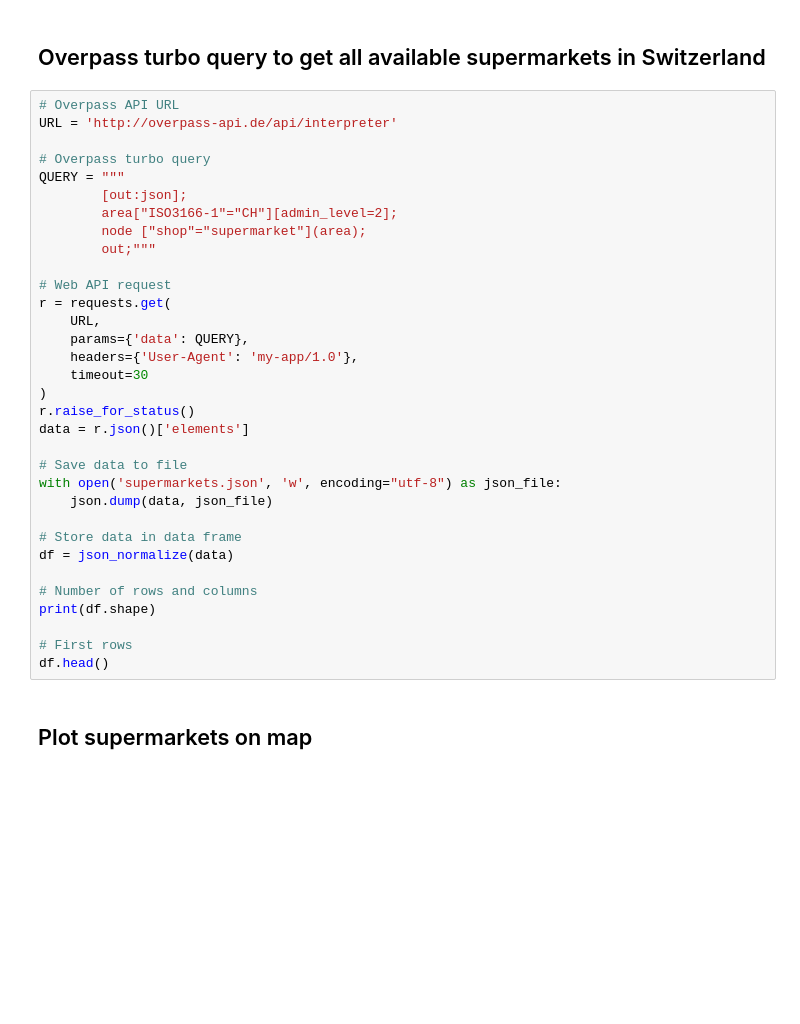
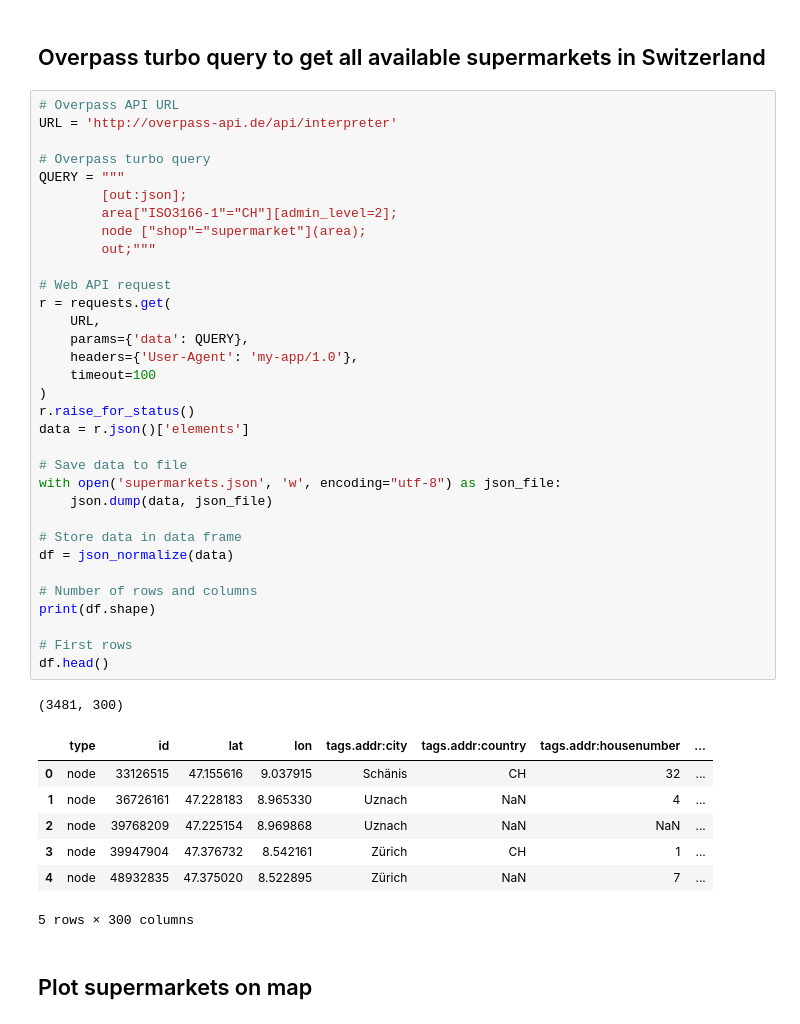
Before and after one commit to mario-gellrich-zhaw/data_analytics, a Jupyter notebook: Week_01/getting_supermarket_locations_WebAPI.ipynb, the cells around one changed output. Saved outputs shown, nothing was run; the diff lists cells and outputs as text; blank space fills up the shorter version.

```diff
--- a/Week_01/getting_supermarket_locations_WebAPI.ipynb
+++ b/Week_01/getting_supermarket_locations_WebAPI.ipynb
@@ -25,34 +25,43 @@ print(os.getcwd())
 URL = 'http://overpass-api.de/api/interpreter'
 
 # Overpass turbo query
 QUERY = """
         [out:json];
         area["ISO3166-1"="CH"][admin_level=2];
         node ["shop"="supermarket"](area);
         out;"""
 
 # Web API request
 r = requests.get(
     URL,
     params={'data': QUERY},
     headers={'User-Agent': 'my-app/1.0'},
-    timeout=30
+    timeout=100
 )
 r.raise_for_status()
 data = r.json()['elements']
 
 # Save data to file
 with open('supermarkets.json', 'w', encoding="utf-8") as json_file:
     json.dump(data, json_file)
 
 # Store data in data frame
 df = json_normalize(data)
 
 # Number of rows and columns
 print(df.shape)
 
 # First rows
 df.head()
+# %% [output]
+(3481, 300)
+|  | type | id | lat | lon | tags.addr:city | tags.addr:country | tags.addr:housenumber | ... |
+| 0 | node | 33126515 | 47.155616 | 9.037915 | Schänis | CH | 32 | ... |
+| 1 | node | 36726161 | 47.228183 | 8.965330 | Uznach | NaN | 4 | ... |
+| 2 | node | 39768209 | 47.225154 | 8.969868 | Uznach | NaN | NaN | ... |
+| 3 | node | 39947904 | 47.376732 | 8.542161 | Zürich | CH | 1 | ... |
+| 4 | node | 48932835 | 47.375020 | 8.522895 | Zürich | NaN | 7 | ... |
+5 rows × 300 columns
 # %% [markdown]
 ## Plot supermarkets on map
 # %%
```
Also changed, not shown: parts of 3 cells of this notebook, 6 other files.
